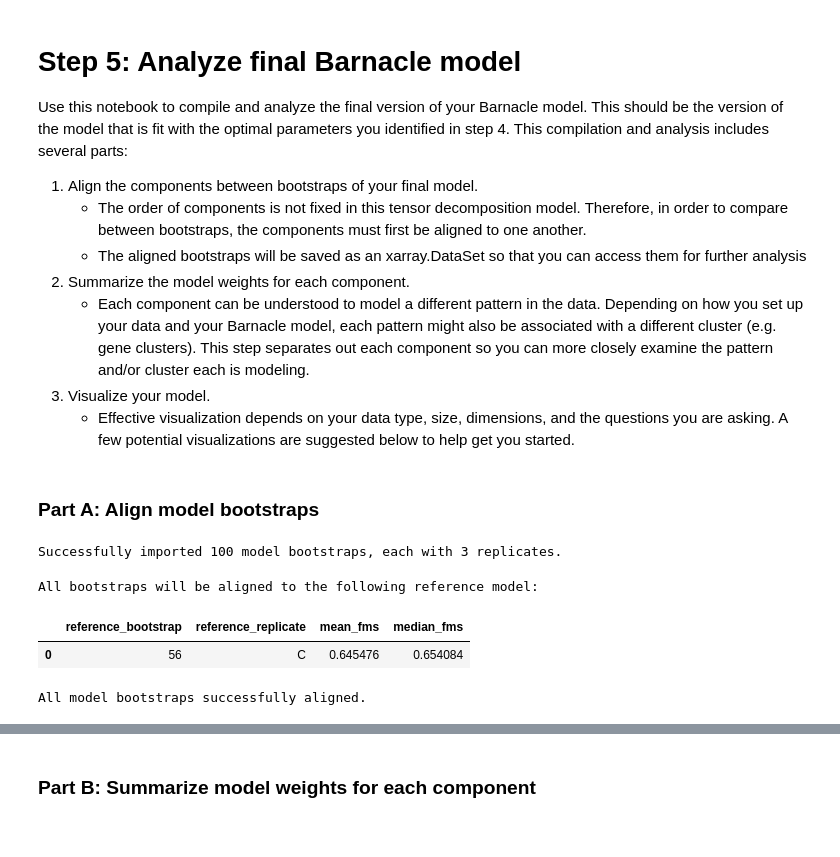
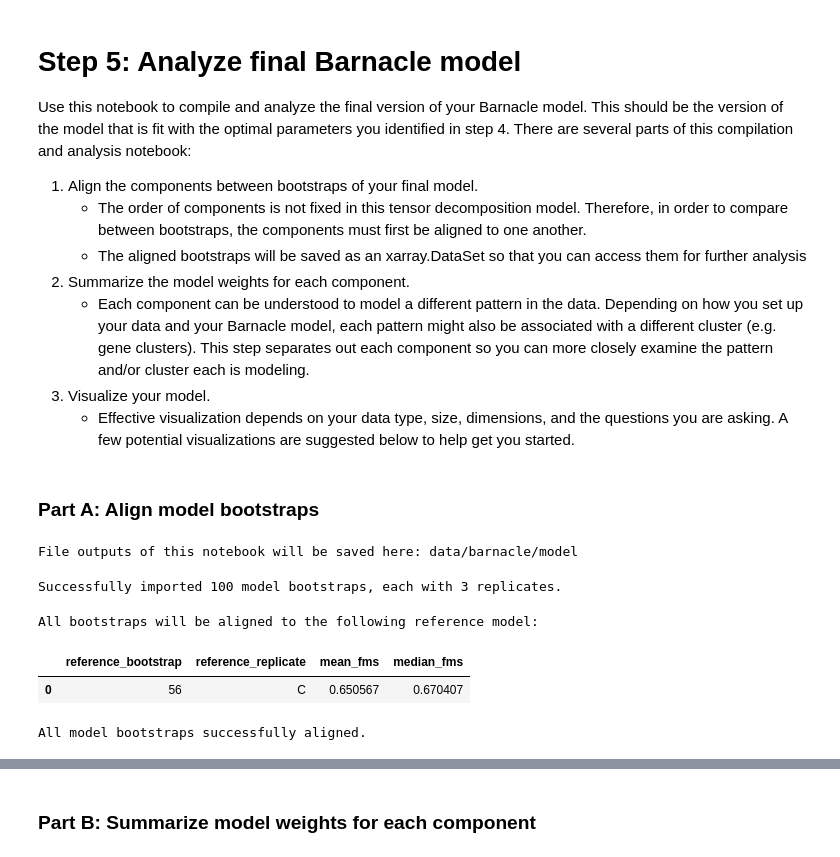
Before and after one commit to blasks/barnacle-boilerplate, a Jupyter notebook: 5-analyze-results.ipynb, the cells around one changed output, grey strips where cells are left out. Cells and saved outputs as stored; diff of their text form; code cells hidden in the pictures.

```diff
--- a/5-analyze-results.ipynb
+++ b/5-analyze-results.ipynb
@@ -1,7 +1,7 @@
 # %% [markdown]
 # Step 5: Analyze final Barnacle model
 
-Use this notebook to compile and analyze the final version of your Barnacle model. This should be the version of the model that is fit with the optimal parameters you identified in step 4. This compilation and analysis includes several parts:
+Use this notebook to compile and analyze the final version of your Barnacle model. This should be the version of the model that is fit with the optimal parameters you identified in step 4. There are several parts of this compilation and analysis notebook:
 1. Align the components between bootstraps of your final model.
     - The order of components is not fixed in this tensor decomposition model. Therefore, in order to compare between bootstraps, the components must first be aligned to one another.
     - The aligned bootstraps will be saved as an xarray.DataSet so that you can access them for further analysis
@@ -29,11 +37,11 @@ from tqdm.notebook import tqdm
 # %%
 # USER INPUTS -- edit these variables as needed
 
-# path to directory where all of the models from your parameter search were saved (e.g. 'directory/fitting/'
-modelpath = 'data/fitting'
+# path to directory where the outputs from your parameter search were saved (e.g. 'directory/barnacle/fitting/')
+fitpath = 'data/barnacle/fitting'
 
-# output directory where produced files will be saved (e.g. 'data/'
-outdir = 'data'
+# path to the normalized data tensor used to fit barnacle (e.g. 'directory/data-tensor.nc')
+datapath = 'data/data-tensor.nc'
 
 # optimal rank parameter (number of components) used to fit your final model
 optimal_rank = 5
@@ -43,12 +51,20 @@ optimal_lambda = 1.0
 
 # number of bootstraps used for final model
 n_bootstraps = 100
+
+# output directory where files produced by this notebook will be saved
+outdir = fitpath.strip('fitting') + 'model'
+if not os.path.isdir(outdir):
+    os.makedirs(outdir)
+print(f"File outputs of this notebook will be saved here: {outdir}")
+# %% [output]
+File outputs of this notebook will be saved here: data/barnacle/model
 # %%
 # align bootstraps of final model
 
 # set up parameters and data structures
-example_ds = xr.load_dataset(f"{modelpath}/bootstrap0/dataset-bootstrap0.nc")
-replicates = [str(l) for l in set(example_ds.replicate_id.data)]
+input_ds = xr.load_dataset(f"{fitpath}/bootstrap0/dataset-bootstrap0.nc")
+replicates = [str(l) for l in set(input_ds.replicate_id.data)]
 bootstraps = np.arange(n_bootstraps)
 samplenames = {rep: [] for rep in replicates}    # sample names
 cps = {rep: [] for rep in replicates}   # cp tensors with all samples present
@@ -57,7 +73,7 @@ subset_cps = {rep: [] for rep in replicates}    # cp tensors subset to just comm
 # collect sample names of each bootstrap/replicate pair
 for boot in tqdm(bootstraps, desc='Extracting sample names'):
     for rep in replicates:
-        ds = xr.open_dataset(f"{modelpath}/bootstrap{boot}/replicate{rep}/shuffled-replicate-{rep}.nc")
+        ds = xr.open_dataset(f"{fitpath}/bootstrap{boot}/replicate{rep}/shuffled-replicate-{rep}.nc")
         samplenames[rep].append(ds.sample_id.data)
 # compile set of samplenames common to all bootstrap / replicate splits
 samplenames['common'] = reduce(np.intersect1d, itertools.chain.from_iterable([samplenames[r] for r in replicates]))
@@ -68,7 +84,7 @@ for boot in tqdm(bootstraps, desc='Importing model bootstraps'):
         # put together data path
         path_cp = f"bootstrap{boot}/replicate{rep}/rank{optimal_rank}/lambda{optimal_lambda}/fitted-model.h5"
         # store normalized cp tensor to cps
-        cp = tl.cp_normalize(load_cp_tensor(f"{modelpath}/{path_cp}"))
+        cp = tl.cp_normalize(load_cp_tensor(f"{fitpath}/{path_cp}"))
         cps[rep].append(cp)
         # pull out common samplenames and store in subset_aligned_cps
         idx = np.where(np.isin(samplenames[rep][boot], samplenames['common']))[0]
@@ -101,34 +117,34 @@ fms_df = pd.DataFrame(results)
 fms_summary_df = fms_df.groupby([
     'reference_bootstrap',
     'reference_replicate'
 ]).agg(
     mean_fms=('fms', 'mean'),
     median_fms=('fms', 'median'),
 ).reset_index()
 # find the best representative bootstrap model based on maximum mean FMS
 best_ref = fms_summary_df.iloc[fms_summary_df.mean_fms.idxmax(), :]
 print('All bootstraps will be aligned to the following reference model:')
 display(pd.DataFrame(best_ref).T.reset_index(drop=True))
 
 # permute reference cp so that components are in descending order of explaned variation
 ref_cp = tlviz.factor_tools.permute_cp_tensor(
     subset_cps[best_ref['reference_replicate']][best_ref['reference_bootstrap']],
     consider_weights=False
 )
 
 # realign all the other cp tensors against the best representative cp tensor
 for rep in replicates:
     for boot in bootstraps:
         # permute components to line up with best representative reference cp
         perm = tlviz.factor_tools.get_cp_permutation(subset_cps[rep][boot], reference_cp_tensor=ref_cp, consider_weights=False)
         cps[rep][boot] = tlviz.factor_tools.permute_cp_tensor(cps[rep][boot], permutation=perm)
         subset_cps[rep][boot] = tlviz.factor_tools.permute_cp_tensor(subset_cps[rep][boot], permutation=perm)
 print('All model bootstraps successfully aligned.')
 # %% [output]
 Successfully imported 100 model bootstraps, each with 3 replicates.
 All bootstraps will be aligned to the following reference model:
 |  | reference_bootstrap | reference_replicate | mean_fms | median_fms |
-| 0 | 56 | C | 0.645476 | 0.654084 |
+| 0 | 56 | C | 0.650567 | 0.670407 |
 All model bootstraps successfully aligned.
 # %%
 # compile aligned model weights into a single xarray.Dataset
```
Also changed, not shown: parts of 4 cells of this notebook, 1 other file.
